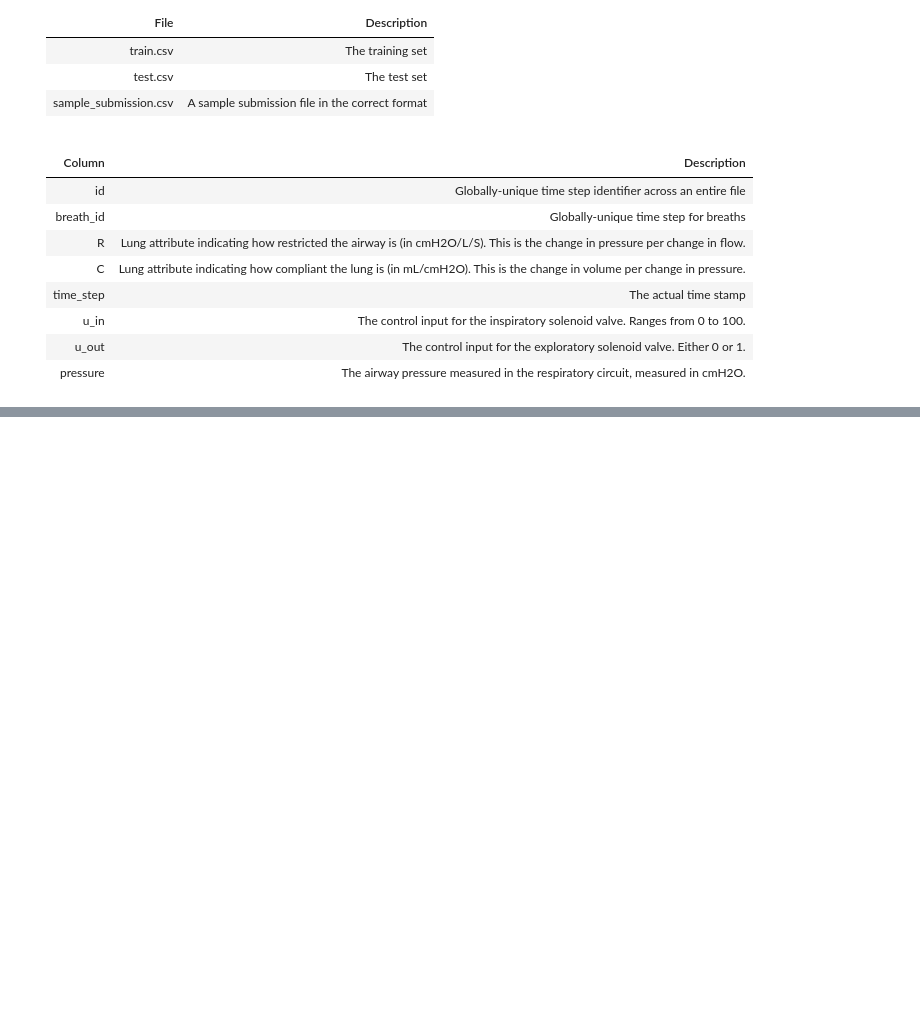
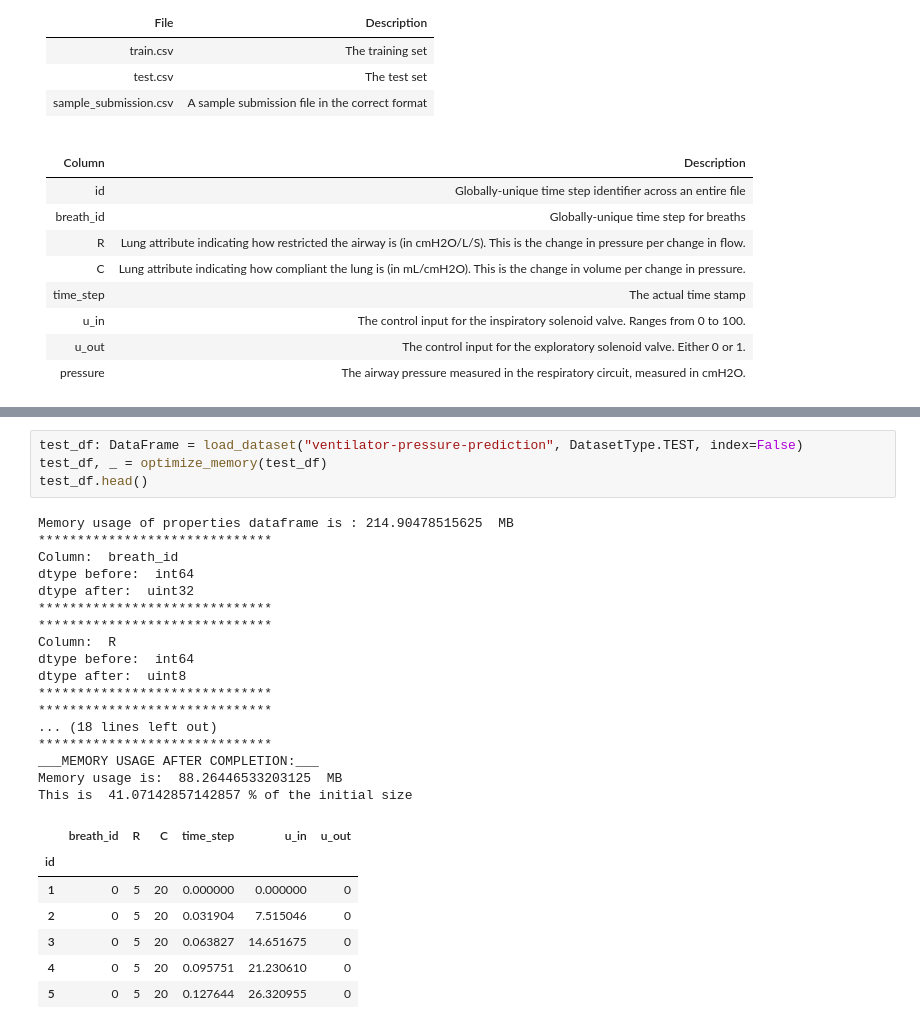
Before and after one commit to jasonwj96/kaggle-projects, a Jupyter notebook: notebooks/ventilator-pressure-prediction-rf.ipynb, the cells around one changed output, grey strips where cells are left out. Drawn from its saved outputs; the diff is of its cells as text; blank space fills up the shorter version.

Commit message:
Image load

```diff
--- a/notebooks/ventilator-pressure-prediction-rf.ipynb
+++ b/notebooks/ventilator-pressure-prediction-rf.ipynb
@@ -338,3 +228,32 @@ model.get_params()
  'tree_method': None,
  'validate_parameters': None,
  'verbosity': 3}
+# %%
+test_df: DataFrame = load_dataset("ventilator-pressure-prediction", DatasetType.TEST, index=False)
+test_df, _ = optimize_memory(test_df)
+test_df.head()
+# %% [output]
+Memory usage of properties dataframe is : 214.90478515625  MB
+******************************
+Column:  breath_id
+dtype before:  int64
+dtype after:  uint32
+******************************
+******************************
+Column:  R
+dtype before:  int64
+dtype after:  uint8
+******************************
+******************************
+... (18 lines left out)
+******************************
+___MEMORY USAGE AFTER COMPLETION:___
+Memory usage is:  88.26446533203125  MB
+This is  41.07142857142857 % of the initial size
+|  | breath_id | R | C | time_step | u_in | u_out |
+| id |  |  |  |  |  |  |
+| 1 | 0 | 5 | 20 | 0.000000 | 0.000000 | 0 |
+| 2 | 0 | 5 | 20 | 0.031904 | 7.515046 | 0 |
+| 3 | 0 | 5 | 20 | 0.063827 | 14.651675 | 0 |
+| 4 | 0 | 5 | 20 | 0.095751 | 21.230610 | 0 |
+| 5 | 0 | 5 | 20 | 0.127644 | 26.320955 | 0 |
```
Also changed, not shown: parts of 6 cells of this notebook, 4 other files.
